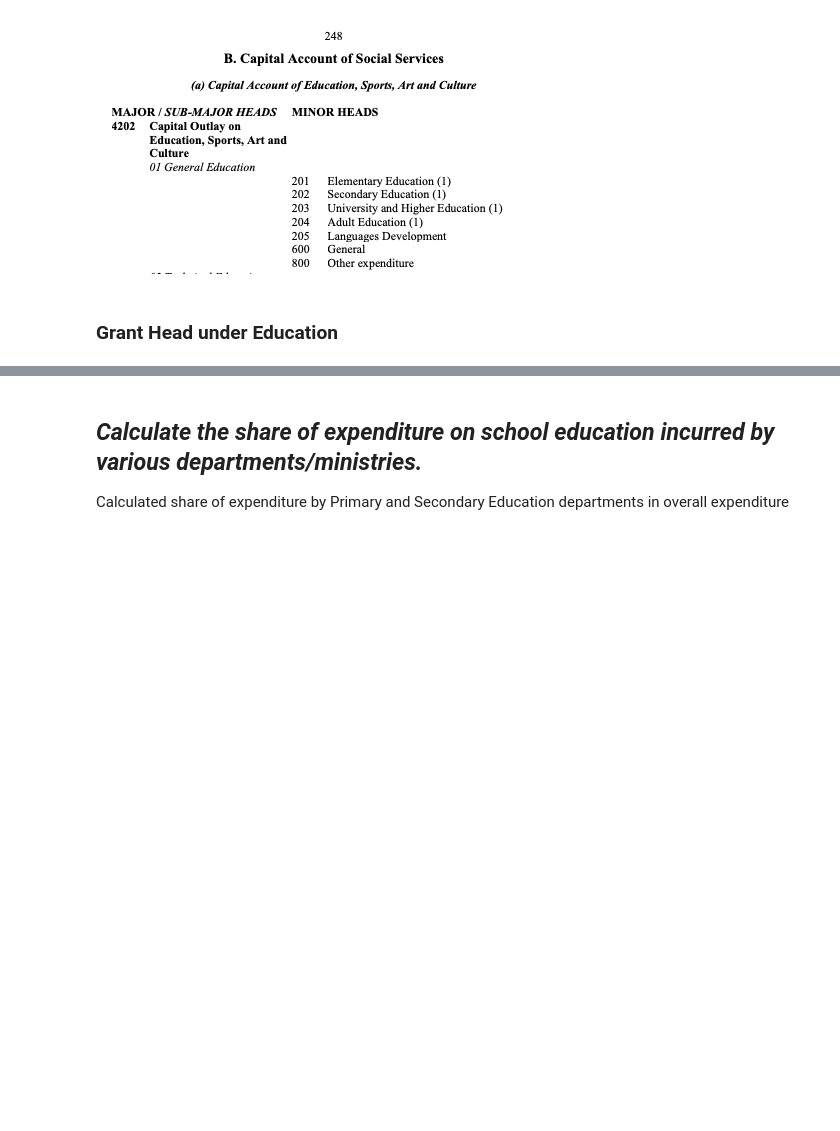
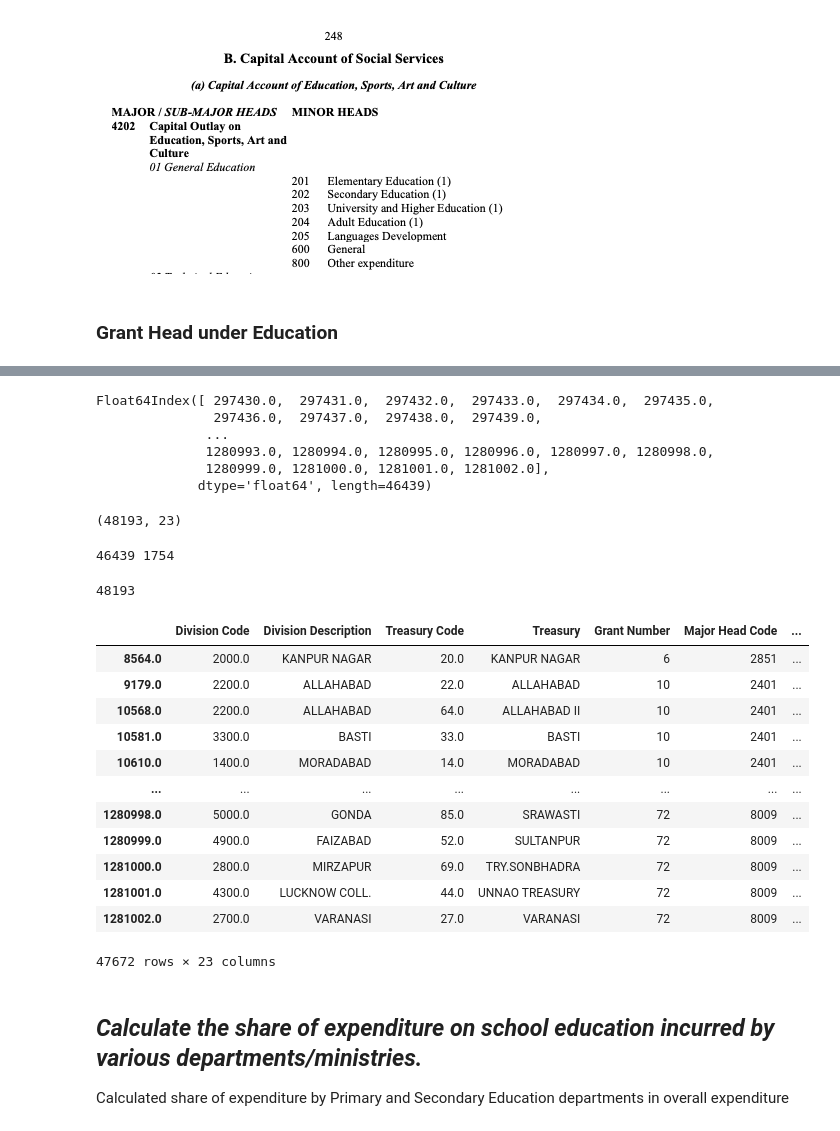
Before and after one commit to akhil7philip/School_Expenditure_in_UP, a Jupyter notebook: Assignment_CivicDataLab_Akhil.ipynb, the cells around one changed output, grey strips where cells are left out. Cells and saved outputs as stored; diff of their text form; code cells hidden in the pictures; blank space fills up the shorter version.

```diff
--- a/Assignment_CivicDataLab_Akhil.ipynb
+++ b/Assignment_CivicDataLab_Akhil.ipynb
@@ -304,0 +462,2 @@ desc_cols = ['Dept', 'Major Head', 'Scheme', 'Minor Head']
+# %%
+school_edu = df.loc[scholar_index]
@@ -319,2 +481,48 @@ dtype: int64
+# %%
+# filter based on dept and general education
+school_index = df.index.where(
+    ((df['Dept'] == 'Education Department (Primary Education)') |
+    (df['Dept'] == 'Education Department (Secondary Education)'))
+    #& (df['Major Head'] == major_head)
+    ).dropna()
+school_index
+# %% [output]
+Float64Index([ 297430.0,  297431.0,  297432.0,  297433.0,  297434.0,  297435.0,
+               297436.0,  297437.0,  297438.0,  297439.0,
+              ...
+              1280993.0, 1280994.0, 1280995.0, 1280996.0, 1280997.0, 1280998.0,
+              1280999.0, 1281000.0, 1281001.0, 1281002.0],
+             dtype='float64', length=46439)
+# %%
+school_edu_2 = df.loc[school_index]
+# %%
+school_edu = pd.concat([school_edu, school_edu_2])
+# %%
+school_edu.shape
+# %% [output]
+(48193, 23)
+# %%
+print(len(school_index),
+      len(scholar_index))
+len(school_index)+len(scholar_index)
+# %% [output]
+46439 1754
+48193
+# %%
+school_edu.drop_duplicates(keep='first')
+# %% [output]
+|  | Division Code | Division Description | Treasury Code | Treasury | Grant Number | Major Head Code | ... |
+| 8564.0 | 2000.0 | KANPUR NAGAR | 20.0 | KANPUR NAGAR | 6 | 2851 | ... |
+| 9179.0 | 2200.0 | ALLAHABAD | 22.0 | ALLAHABAD | 10 | 2401 | ... |
+| 10568.0 | 2200.0 | ALLAHABAD | 64.0 | ALLAHABAD II | 10 | 2401 | ... |
+| 10581.0 | 3300.0 | BASTI | 33.0 | BASTI | 10 | 2401 | ... |
+| 10610.0 | 1400.0 | MORADABAD | 14.0 | MORADABAD | 10 | 2401 | ... |
+| ... | ... | ... | ... | ... | ... | ... | ... |
+| 1280998.0 | 5000.0 | GONDA | 85.0 | SRAWASTI | 72 | 8009 | ... |
+| 1280999.0 | 4900.0 | FAIZABAD | 52.0 | SULTANPUR | 72 | 8009 | ... |
+| 1281000.0 | 2800.0 | MIRZAPUR | 69.0 | TRY.SONBHADRA | 72 | 8009 | ... |
+| 1281001.0 | 4300.0 | LUCKNOW COLL. | 44.0 | UNNAO TREASURY | 72 | 8009 | ... |
+| 1281002.0 | 2700.0 | VARANASI | 27.0 | VARANASI | 72 | 8009 | ... |
+47672 rows × 23 columns
 # %%
 #for col in desc_cols:
```
Also changed, not shown: parts of 65 cells of this notebook.
